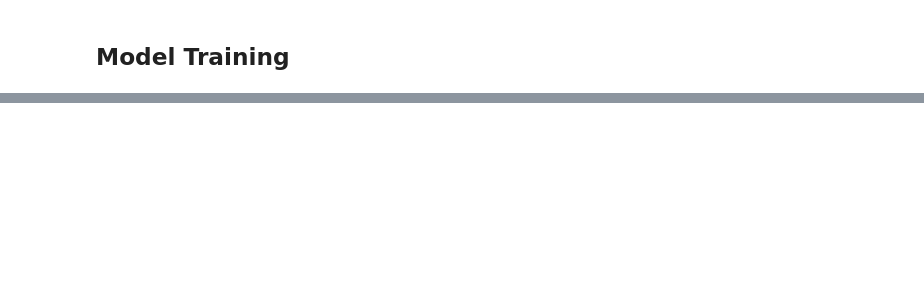
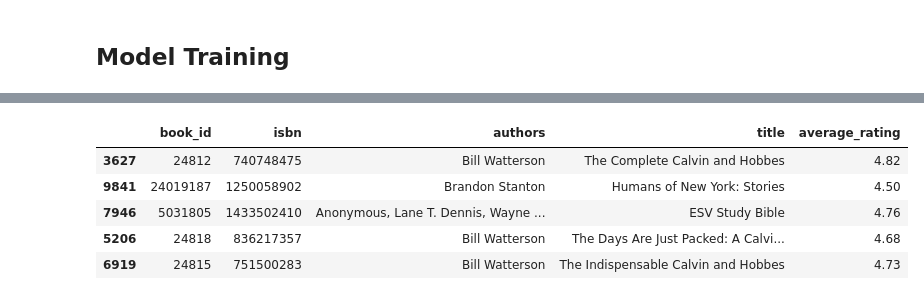
Before and after one commit to Jyupita/Novel-Recommender-, a Jupyter notebook: Notebook/main.ipynb, the cells around one changed output, grey strips where cells are left out. Cells and saved outputs as stored; diff of their text form; code cells hidden in the pictures; blank space fills up the shorter version.

```diff
--- a/Notebook/main.ipynb
+++ b/Notebook/main.ipynb
@@ -363,7 +368,7 @@ model = tf.keras.Model([books_input, user_input], output)
 # %% [markdown]
 ## Model Compilation
 # %%
-optimizers = Adam(lr = 0.01)#Using a custom learning rate
+optimizers = Adam(learning_rate = 0.01)#Using a custom learning rate
 
 model.compile(optimizer=optimizers, loss = 'mean_squared_error')#Using mean squared error as loss function
 
@@ -387,0 +475,18 @@ model.fit(
+# %%
+# Defining a function that will recommend top 5 books
+def recommend(user_id):
+  books = pd.read_csv('C:/Users/kl/Desktop/Novel Recommender/books_cleaned.csv')
+  ratings = pd.read_csv('C:/Users/kl/Desktop/Novel Recommender/ratings.csv')
+
+  book_id = list(ratings.book_id.unique()) #grabbing all the unique books
+
+  book_arr = np.array(book_id) #geting all book IDs and storing them in the form of an array
+  user_arr = np.array([user_id for i in range(len(book_id))])
+  prediction = model.predict([book_arr, user_arr])
+
+  prediction = prediction.reshape(-1) #reshape to single dimension
+  prediction_ids = np.argsort(-prediction)[0:5]
+
+  recommended_books = pd.DataFrame(books.iloc[prediction_ids], columns = ['book_id', 'isbn', 'authors', 'title', 'average_rating' ])
+  print('Top 5 recommended books for you: \n')
+  return recommended_books
@@ -387,0 +497,4 @@ model.fit(
+# %%
+#Enter a number between 1 and 53424
+recommend(789)
+# %% [output]
@@ -387,0 +503,6 @@ model.fit(
+|  | book_id | isbn | authors | title | average_rating |
+| 3627 | 24812 | 740748475 | Bill Watterson | The Complete Calvin and Hobbes | 4.82 |
+| 9841 | 24019187 | 1250058902 | Brandon Stanton | Humans of New York: Stories | 4.50 |
+| 7946 | 5031805 | 1433502410 | Anonymous, Lane T. Dennis, Wayne ... | ESV Study Bible | 4.76 |
+| 5206 | 24818 | 836217357 | Bill Watterson | The Days Are Just Packed: A Calvi... | 4.68 |
+| 6919 | 24815 | 751500283 | Bill Watterson | The Indispensable Calvin and Hobbes | 4.73 |
```
Also changed, not shown: parts of 17 cells of this notebook, 1 other file.
